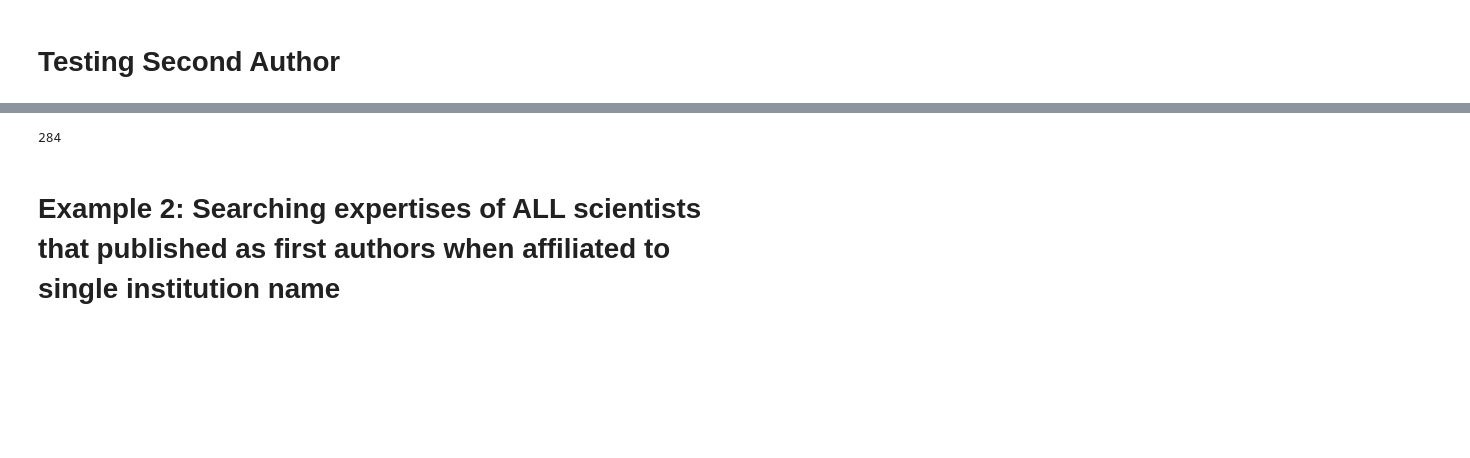
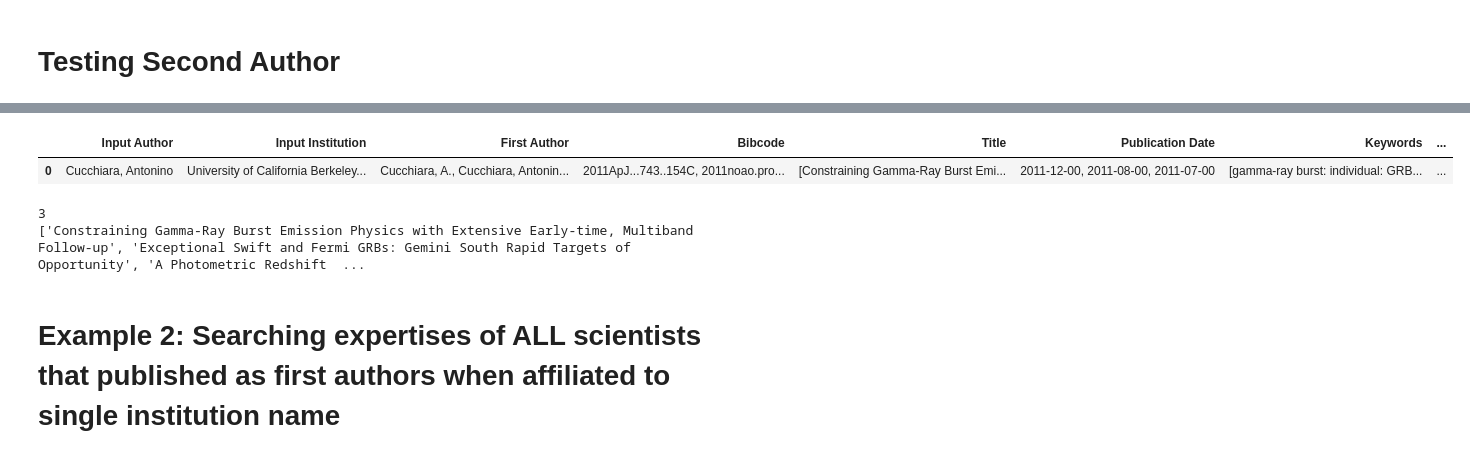
Before and after one commit to skamal23/ReviewerExtractor, a Jupyter notebook: codeV3/ADS_search.ipynb, the cells around one changed output, grey strips where cells are left out. Saved outputs shown, nothing was run; the diff lists cells and outputs as text; code cells hidden in the pictures; blank space fills up the shorter version.

Commit message:
Fix institution search

```diff
--- a/codeV3/ADS_search.ipynb
+++ b/codeV3/ADS_search.ipynb
@@ -128,7 +128,7 @@ print(len(datf.iloc[0]['Title']))
 # %% [markdown]
 # Testing Second Author
 # %%
-datf2=AP.ads_search(name="Cucchiara, Antonino",
+datf2=AP.ads_search(institution="University of California Berkeley",
                token=token, stop_dir=stop_dir, second_auth=True)
 # %% [output]
 I will search for papers matching the following criteria:
@@ -138,7 +146,14 @@ I am now querying ADS.
+# %%
+datf2.head()
+# %% [output]
+|  | Input Author | Input Institution | First Author | Bibcode | Title | Publication Date | Keywords | ... |
+| 0 | Cucchiara, Antonino | University of California Berkeley... | Cucchiara, A., Cucchiara, Antonin... | 2011ApJ...743..154C, 2011noao.pro... | [Constraining Gamma-Ray Burst Emi... | 2011-12-00, 2011-08-00, 2011-07-00 | [gamma-ray burst: individual: GRB... | ... |
 # %%
-(len(datf2.iloc[0]['Title']))
+print(len(datf2['Title'][0]))
+print(datf2['Title'][0])
 # %% [output]
-284
+3
+['Constraining Gamma-Ray Burst Emission Physics with Extensive Early-time, Multiband Follow-up', 'Exceptional Swift and Fermi GRBs: Gemini South Rapid Targets of Opportunity', 'A Photometric Redshift  ...
 # %% [markdown]
 # **Example 2: Searching expertises of ALL scientists that published as first authors when affiliated to single institution name**
 # %% [markdown]
```
Also changed, not shown: parts of 1 cell of this notebook, 1 other file.
